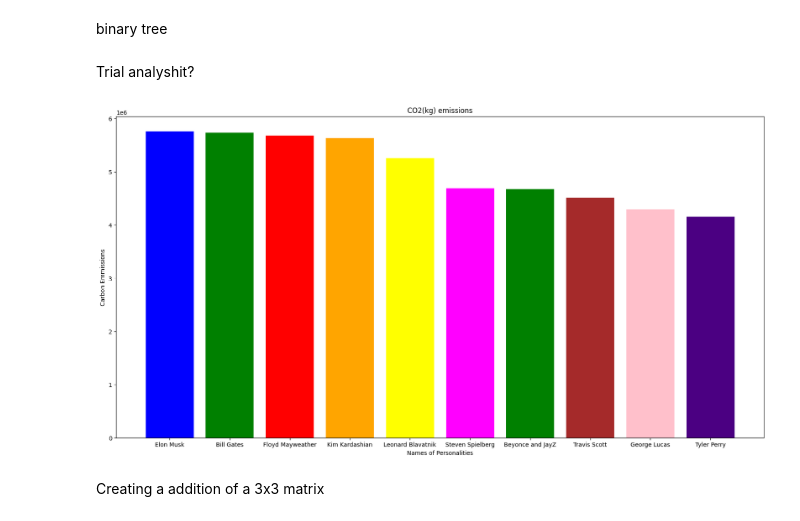
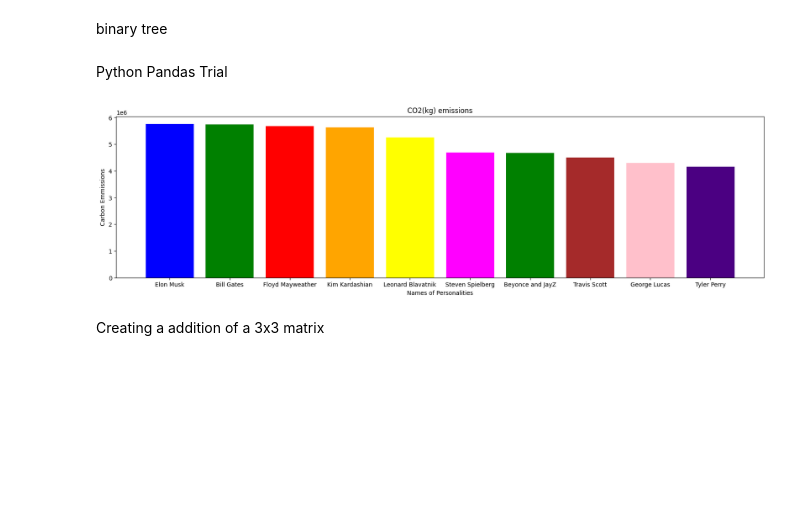
Before and after one commit to Alexander040105/self-learning-projects, a Jupyter notebook: csv_project/aral_pandas/self_activity.ipynb, the cells around one changed output. Cells and saved outputs as stored; diff of their text form; code cells hidden in the pictures; blank space fills up the shorter version.

```diff
--- a/csv_project/aral_pandas/self_activity.ipynb
+++ b/csv_project/aral_pandas/self_activity.ipynb
@@ -126,28 +126,28 @@ tree.insert(1)
 tree.insert(4)
 
 print("Inorder traversal:", tree.inorder_traversal())  # Output: [1, 3, 4, 5, 7]
-# %% [markdown]
-Trial analyshit?
+# %% [markdown]
+Python Pandas Trial
 # %%
 import pandas as pd
 import matplotlib.pyplot as plt
 
 csv_file = pd.read_csv('python_csv\\carbonEmission.csv')
 counts = csv_file.value_counts()
 csv_file['CO2(kg)'].astype('int32')
 csv_file
 
 colors=['blue', 'green', 'red', 'orange','yellow','magenta','green','brown','pink','indigo','violet']
 
-plt.figure(figsize=(20, 10))
+plt.figure(figsize=(20, 5))
 plt.bar(csv_file['Name'].head(10), csv_file['CO2(kg)'].head(10), color=colors)
 plt.xlabel('Names of Personalities')
 plt.ylabel('Carbon Emmissions')
 plt.title('CO2(kg) emissions')
 
 plt.show()
 # %% [output]
-[figure, old version]
+[figure, new version]
 # %% [markdown]
 Creating a addition of a 3x3 matrix
 # %%
```
Also changed, not shown: parts of 1 cell of this notebook.
